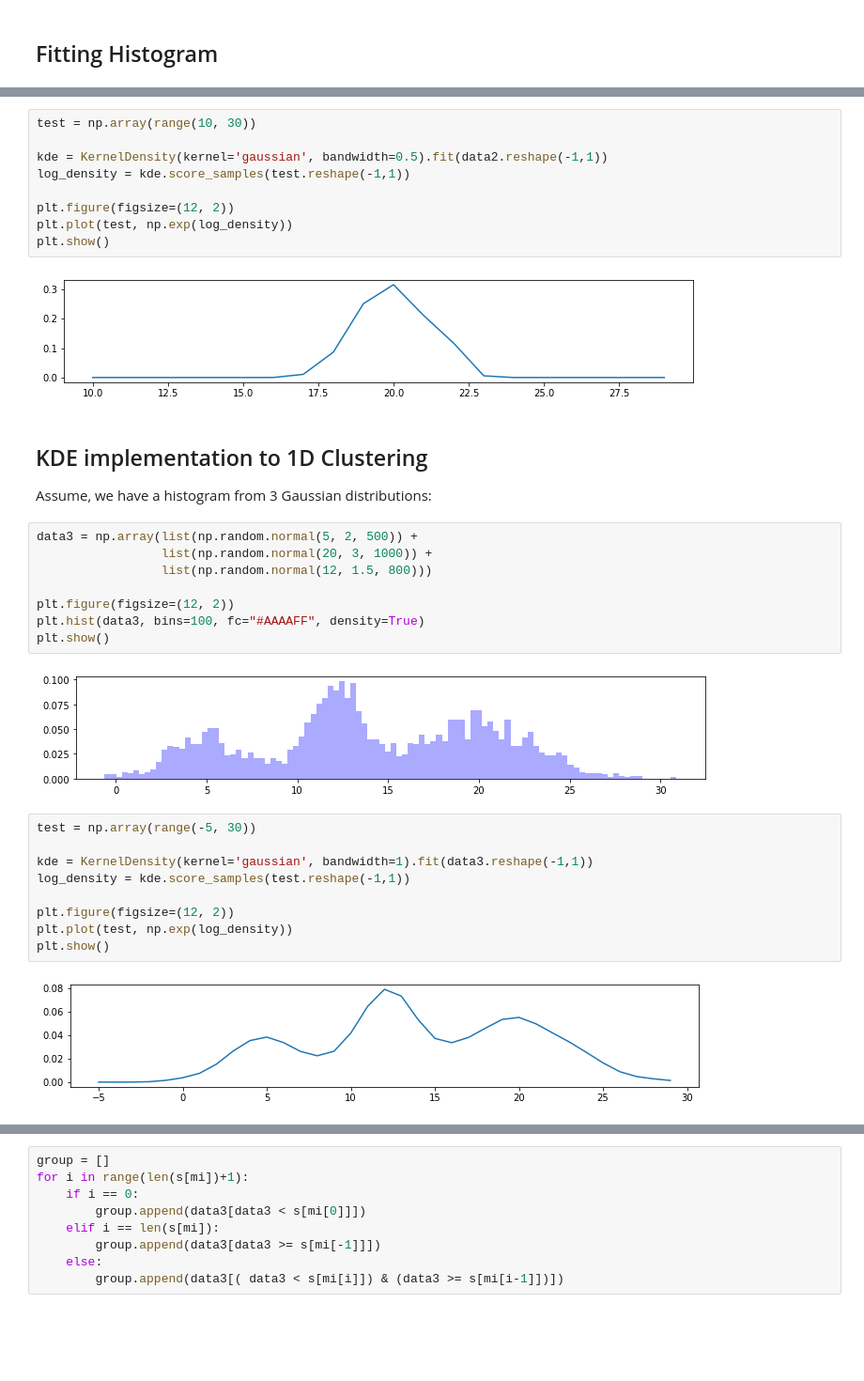
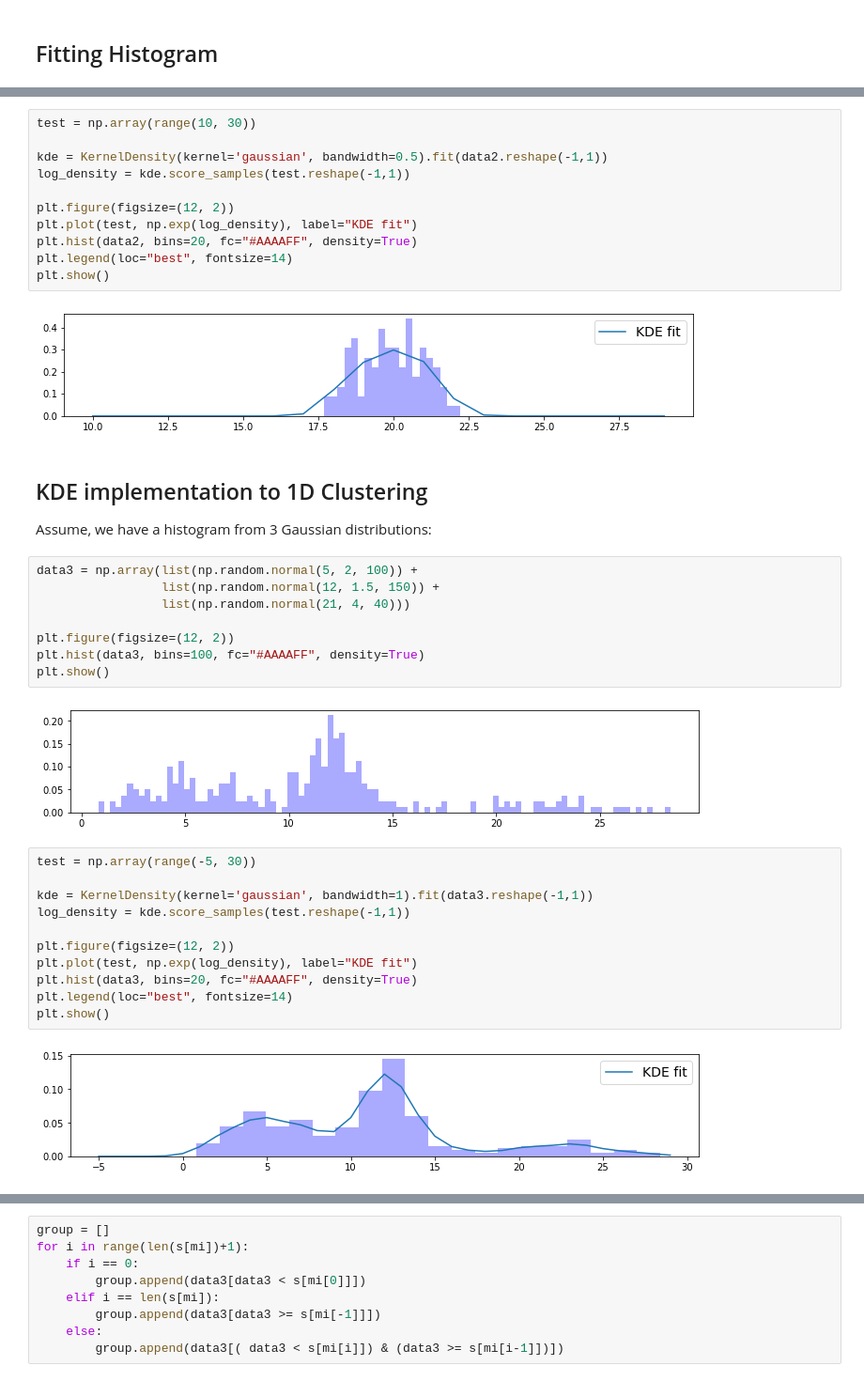
Before and after one commit to HsiangHung/Machine_Learning_Note, a Jupyter notebook: Clustering/1D_clustering/KDE_1Dclustering.ipynb, the cells around one changed output, grey strips where cells are left out. Shown at 94% size. Drawn from its saved outputs; the diff is of its cells as text; blank space fills up the shorter version.

```diff
--- a/Clustering/1D_clustering/KDE_1Dclustering.ipynb
+++ b/Clustering/1D_clustering/KDE_1Dclustering.ipynb
@@ -52,35 +54,39 @@ kde = KernelDensity(kernel='gaussian', bandwidth=0.5).fit(data2.reshape(-1,1))
 log_density = kde.score_samples(test.reshape(-1,1))
 
 plt.figure(figsize=(12, 2))
-plt.plot(test, np.exp(log_density))
+plt.plot(test, np.exp(log_density), label="KDE fit")
+plt.hist(data2, bins=20, fc="#AAAAFF", density=True)
+plt.legend(loc="best", fontsize=14)
 plt.show()
 # %% [output]
-[figure, old version]
+[figure, new version]
 # %% [markdown]
 ## KDE implementation to 1D Clustering
 
 Assume, we have a histogram from 3 Gaussian distributions:
 # %%
-data3 = np.array(list(np.random.normal(5, 2, 500)) +
-                 list(np.random.normal(20, 3, 1000)) +
-                 list(np.random.normal(12, 1.5, 800)))
+data3 = np.array(list(np.random.normal(5, 2, 100)) +
+                 list(np.random.normal(12, 1.5, 150)) +
+                 list(np.random.normal(21, 4, 40)))
 
 plt.figure(figsize=(12, 2))
 plt.hist(data3, bins=100, fc="#AAAAFF", density=True)
 plt.show()
 # %% [output]
-[figure, old version]
+[figure, new version]
 # %%
 test = np.array(range(-5, 30))
 
 kde = KernelDensity(kernel='gaussian', bandwidth=1).fit(data3.reshape(-1,1))
 log_density = kde.score_samples(test.reshape(-1,1))
 
 plt.figure(figsize=(12, 2))
-plt.plot(test, np.exp(log_density))
+plt.plot(test, np.exp(log_density), label="KDE fit")
+plt.hist(data3, bins=20, fc="#AAAAFF", density=True)
+plt.legend(loc="best", fontsize=14)
 plt.show()
 # %% [output]
-[figure, old version]
+[figure, new version]
 # %%
 from scipy.signal import argrelextrema
 
```
Also changed, not shown: parts of 9 cells of this notebook, 3 other files.
